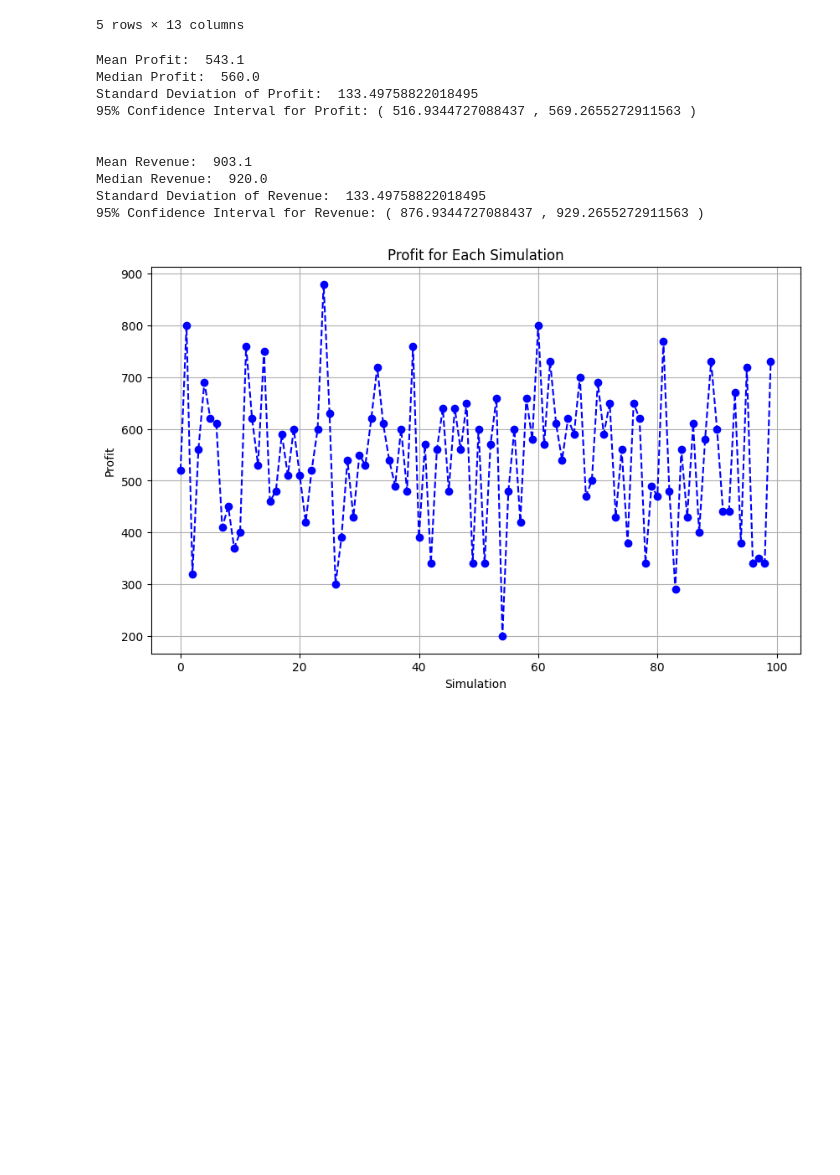
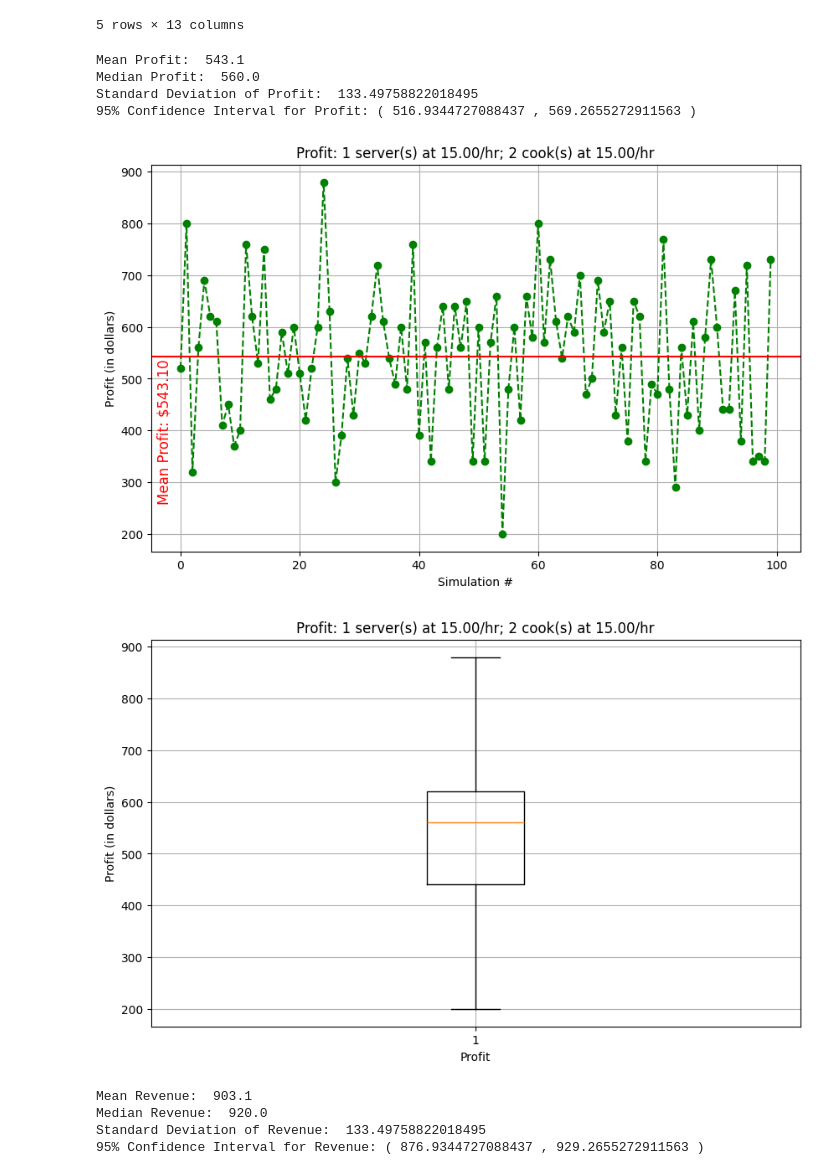
Before and after one commit to sergiovalentini11/msds460-term-project, a Jupyter notebook: res-sim-takeout-dinein.ipynb, the cells around one changed output. Cells and saved outputs as stored; diff of their text form; code cells hidden in the pictures; blank space fills up the shorter version.

Commit message:
Plot of profits with mean profit, basic boxplot of profits

```diff
--- a/res-sim-takeout-dinein.ipynb
+++ b/res-sim-takeout-dinein.ipynb
@@ -590,7 +590,7 @@ NEXT ARRIVAL TIME:  274
 Customer seated and served caseid = 24 time = 270 wait = 0
 Takeout ord
 # %%
-# Creating a parsed df to analyze the simulation results
+# Creating a totals_df to analyze the simulation totals
 
 # read the simulation data from the csv file
 df = pd.read_csv('001. Simulation Data/restaurant_simulation.csv')
@@ -696,8 +696,8 @@ data = {
 }
 
 # create a DataFrame from the dictionary
-parsed_df = pd.DataFrame(data)
-parsed_df.head()
+totals_df = pd.DataFrame(data)
+totals_df.head()
 # %% [output]
 |  | Simulation | Join Queue Takeout count | Join Queue Dine-in count | Seated count | Served count | ... | ... |
 | 0 | 0 | 24 | 15 | 14 | 14 | ... | ... |
@@ -708,6 +708,7 @@ parsed_df.head()
 5 rows × 13 columns
 # %%
 # Calculating revenue, cost, and profit for each simulation, adding to parsed_df, displaying basic financial statistics
+import matplotlib.pyplot as plt
 
 # calculate the cost for each simulation
 cost_list = []
@@ -719,7 +720,7 @@ for i in range(NUM_SIMULATIONS):
     cost_list.append(cost)
 
 # add the cost list to the parsed_df DataFrame
-parsed_df['Cost'] = cost_list
+totals_df['Cost'] = cost_list
 
 # calculate the revenue for each simulation
 revenue_list = []
@@ -733,7 +734,7 @@ for i in range(NUM_SIMULATIONS):
     revenue_list.append(revenue)
 
 # add the revenue list to the parsed_df DataFrame
-parsed_df['Revenue'] = revenue_list
+totals_df['Revenue'] = revenue_list
 
 # calculate the profit for each simulation
 profit_list = []
@@ -749,14 +750,13 @@ for i in range(NUM_SIMULATIONS):
     profit_list.append(profit)
 
 # add the profit list to the parsed_df DataFrame
-parsed_df['Profit'] = profit_list
-
-parsed_df.head()
+totals_df['Profit'] = profit_list
+totals_df.head()
 
 # calculate the mean, median, and standard deviation of the profit
-mean_profit = parsed_df['Profit'].mean()
-median_profit = parsed_df['Profit'].median()
-std_profit = parsed_df['Profit'].std()
+mean_profit = totals_df['Profit'].mean()
+median_profit = totals_df['Profit'].median()
+std_profit = totals_df['Profit'].std()
 
 # print out the mean, median, and standard deviation of the profit
 print("Mean Profit: ", mean_profit)
@@ -764,51 +764,59 @@ print("Median Profit: ", median_profit)
 print("Standard Deviation of Profit: ", std_profit)
 
 # calculate the 95% confidence interval for the profit
 confidence_interval = 1.96 * (std_profit / np.sqrt(NUM_SIMULATIONS))
 lower_bound = mean_profit - confidence_interval
 upper_bound = mean_profit + confidence_interval
 
 # print out the 95% confidence interval for the profit
 print("95% Confidence Interval for Profit: (", lower_bound, ",", upper_bound, ")")
 print("\n")
 
+# plot the profit for each simulation
+plt.figure(figsize = (10, 6))
+plt.plot(totals_df['Simulation'], totals_df['Profit'], marker = 'o', linestyle = '--', color = 'green')
+plt.axhline(y = mean_profit, color = 'red', linestyle = '-', label = 'Mean Profit')
+plt.text(-4, mean_profit - 280, f'Mean Profit: ${mean_profit:.2f}', color = 'red', fontsize = 12, rotation = 90)
+plt.xlabel('Simulation #')
+plt.ylabel('Profit (in dollars)')
+plt.title('Profit: %s server(s) at %s.00/hr; %s cook(s) at %s.00/hr' % (NUM_SERVERS, SERVER_WAGE, NUM_COOKS, COOK_WAGE))
+plt.grid(True)
+plt.show()
+
+# plot a box plot of the profit
+plt.figure(figsize = (10, 6))
+plt.boxplot(totals_df['Profit'])
+plt.ylabel('Profit (in dollars)')
+plt.xlabel('Profit')
+plt.title('Profit: %s server(s) at %s.00/hr; %s cook(s) at %s.00/hr' % (NUM_SERVERS, SERVER_WAGE, NUM_COOKS, COOK_WAGE))
+plt.grid(True)
+plt.show()
+
 # calculate the mean, median, and standard deviation of the revenue
-mean_revenue = parsed_df['Revenue'].mean()
-median_revenue = parsed_df['Revenue'].median()
-std_revenue = parsed_df['Revenue'].std()
+mean_revenue = totals_df['Revenue'].mean()
+median_revenue = totals_df['Revenue'].median()
+std_revenue = totals_df['Revenue'].std()
 
 # print out the mean, median, and standard deviation of the revenue
 print("Mean Revenue: ", mean_revenue)
 print("Median Revenue: ", median_revenue)
 print("Standard Deviation of Revenue: ", std_revenue)
 
 # calculate the 95% confidence interval for the revenue
 confidence_interval = 1.96 * (std_revenue / np.sqrt(NUM_SIMULATIONS))
 lower_bound = mean_revenue - confidence_interval
 upper_bound = mean_revenue + confidence_interval
 
 # print out the 95% confidence interval for the revenue
 print("95% Confidence Interval for Revenue: (", lower_bound, ",", upper_bound, ")")
-
-# plot the profit for each simulation
-import matplotlib.pyplot as plt
-
-plt.figure(figsize = (10, 6))
-plt.plot(parsed_df['Simulation'], parsed_df['Profit'], marker = 'o', linestyle = '--', color = 'b')
-plt.xlabel('Simulation')
-plt.ylabel('Profit')
-plt.title('Profit for Each Simulation')
-plt.grid(True)
-plt.show()
 # %% [output]
 Mean Profit:  543.1
 Median Profit:  560.0
 Standard Deviation of Profit:  133.49758822018495
 95% Confidence Interval for Profit: ( 516.9344727088437 , 569.2655272911563 )
-
-
-Mean Revenue:  903.1
-Median Revenue:  920.0
-Standard Deviation of Revenue:  133.49758822018495
-95% Confidence Interval for Revenue: ( 876.9344727088437 , 929.2655272911563 )
-[figure, old version]
+[figure, new version]
+[figure, added]
+Mean Revenue:  903.1
+Median Revenue:  920.0
+Standard Deviation of Revenue:  133.49758822018495
+95% Confidence Interval for Revenue: ( 876.9344727088437 , 929.2655272911563 )
```
